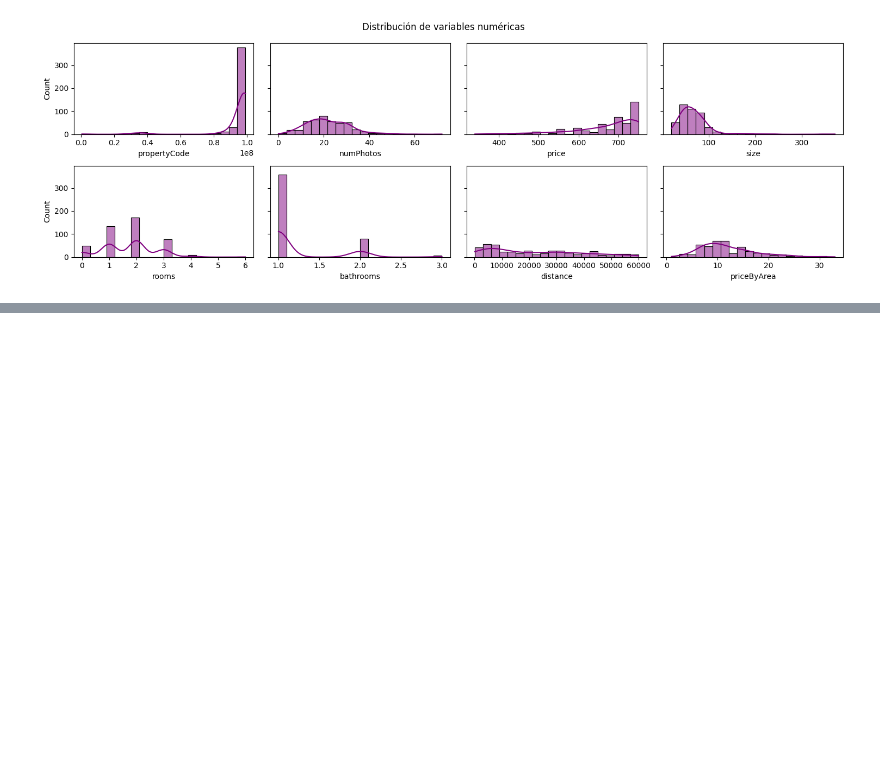
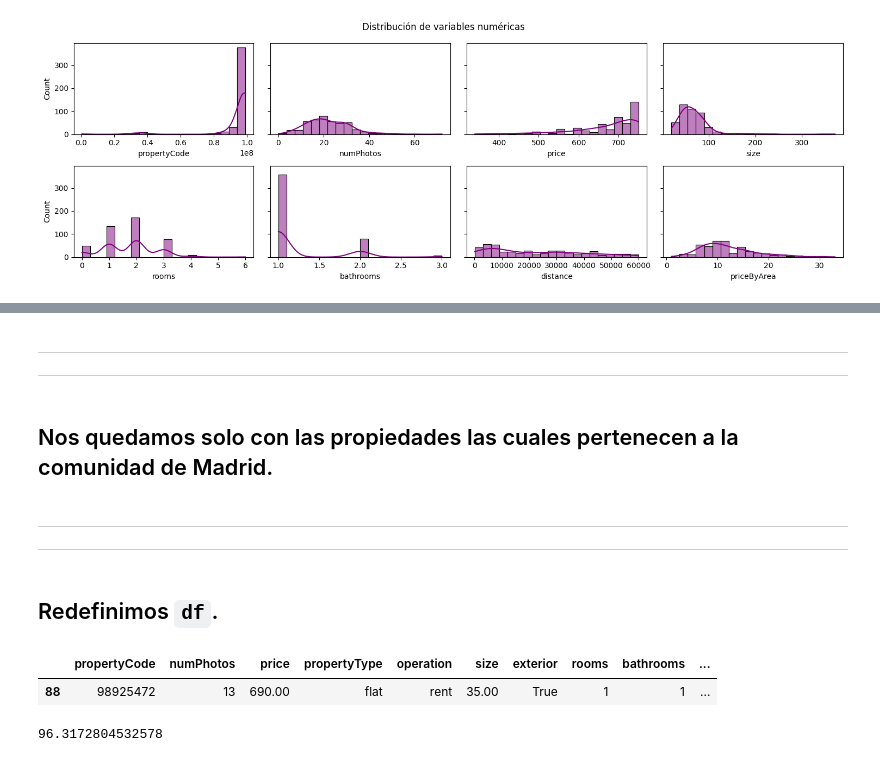
Before and after one commit to joseluisalmendral/Proyecto7-Prediccion_Precio_Casas_Madrid, a Jupyter notebook: notebooks/1_EDA.ipynb, the cells around one changed output, grey strips where cells are left out. Cells and saved outputs as stored; diff of their text form; code cells hidden in the pictures; blank space fills up the shorter version.

````diff
--- a/notebooks/1_EDA.ipynb
+++ b/notebooks/1_EDA.ipynb
@@ -176,0 +289,5 @@ array([nan, 'Hortaleza', 'Centro Urbano', 'Puente de Vallecas',
+# %% [markdown]
+---
+---
+# %% [markdown]
+## Nos quedamos solo con las propiedades las cuales pertenecen a la comunidad de Madrid.
@@ -176,0 +300,15 @@ array([nan, 'Hortaleza', 'Centro Urbano', 'Puente de Vallecas',
+# %% [markdown]
+---
+---
+# %% [markdown]
+## Redefinimos ```df```.
+# %%
+df = pd.read_csv('../datos/tratados/propiedades_provincia_madrid.csv', index_col=0).reset_index(drop=True)
+df.sample()
+# %% [output]
+|  | propertyCode | numPhotos | price | propertyType | operation | size | exterior | rooms | bathrooms | ... |
+| 88 | 98925472 | 13 | 690.00 | flat | rent | 35.00 | True | 1 | 1 | ... |
+# %%
+(df['newDevelopmentFinished'].isna().sum() / df.shape[0]) * 100
+# %% [output]
+96.3172804532578
````
Also changed, not shown: parts of 20 cells of this notebook, 1 other file.
